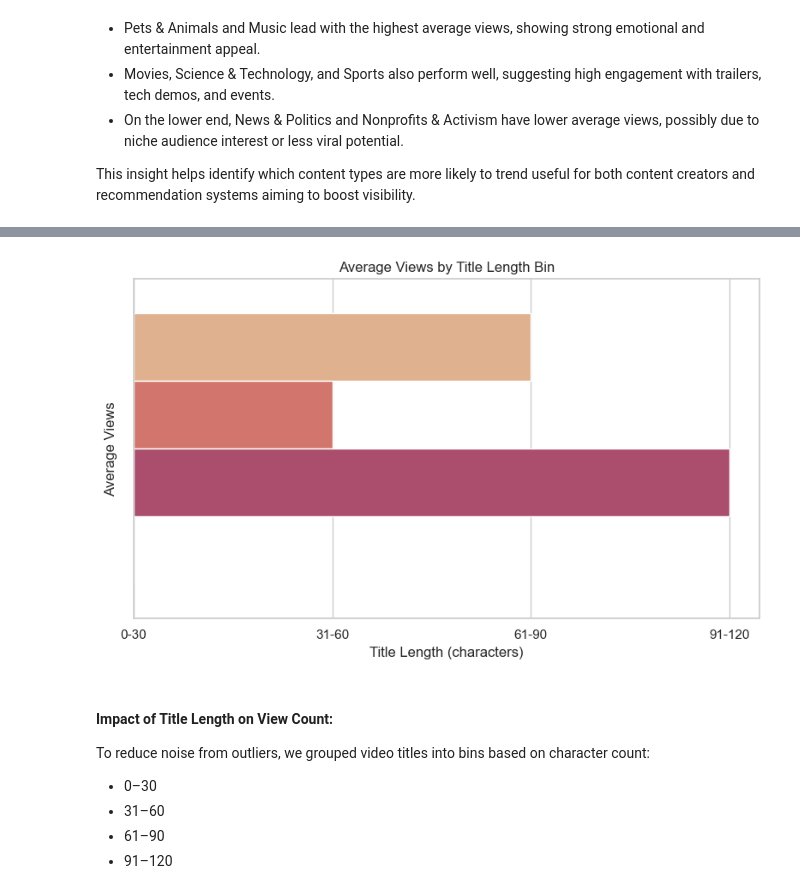
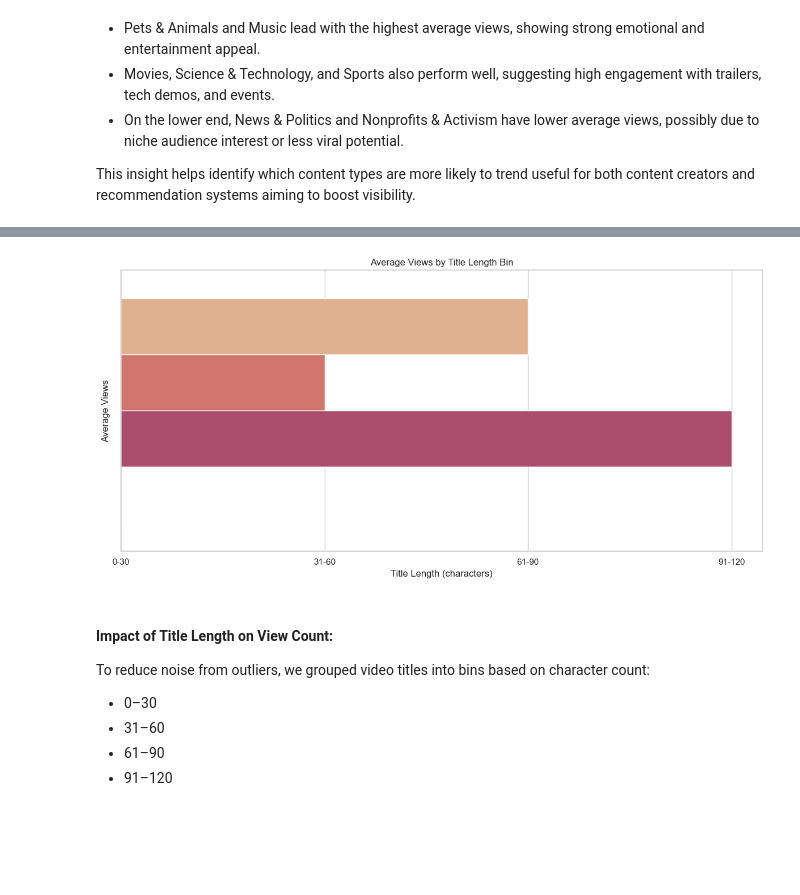
Before and after one commit to INFO-523-SU25/final-project-marimuthu, a Jupyter notebook: code/eda_modelling.ipynb, the cells around one changed output, grey strips where cells are left out. Cells and saved outputs as stored; diff of their text form; code cells hidden in the pictures; blank space fills up the shorter version.

```diff
--- a/code/eda_modelling.ipynb
+++ b/code/eda_modelling.ipynb
@@ -102,7 +107,7 @@ df_fe['title_length'] = df_fe['title'].apply(len)
 df_fe['publishedAt'] = pd.to_datetime(df_fe['publishedAt'], errors='coerce')
 # Convert UTC to IST
 df_fe['publishedAt_IST'] = pd.to_datetime(df_fe['publishedAt'], utc=True).dt.tz_convert('Asia/Kolkata')
-df_fe['upload_hour'] = df_fe['publishedAt'].dt.hour
+df_fe['upload_hour'] = df_fe['publishedAt_IST'].dt.hour
 
 # Like ratio
 df_fe['like_ratio'] = df_fe['likes'] / df_fe['view_count']
@@ -329,31 +338,33 @@ The trend reveals clear time-based engagement patterns:
 
 This insight highlights the importance of timing for content release , especially for creators looking to maximize visibility and engagement in the Indian YouTube ecosystem.
 # %%
-# Fix bin edges — ensure they’re increasing
+# Fix bin edges
 max_len = df_fe['title_length'].max()
 bins = [0, 30, 60, 90, 120, 200]
 if max_len > 200:
     bins.append(max_len + 1)  # safely extend
 
 # Update labels to match number of bins
 labels = ['0-30', '31-60', '61-90', '91-120', '121+']
 
 # Create binned column
 df_fe['title_length_bin'] = pd.cut(df_fe['title_length'], bins=bins, labels=labels, right=False)
 
 # Group and plot
 title_bin_views = df_fe.groupby('title_length_bin',observed = True)['view_count'].mean().reset_index()
 
-plt.figure(figsize=(8, 5))
+plt.figure(figsize=(12, 6))
 sns.barplot(data=title_bin_views, x='title_length_bin', hue='view_count', palette='flare')
 plt.title("Average Views by Title Length Bin")
 plt.xlabel("Title Length (characters)")
 plt.legend().set_visible(False)
 plt.ylabel("Average Views")
 plt.tight_layout()
+
+plt.savefig("../images/title_length_vs_views.png")
 plt.show()
 # %% [output]
-[figure, old version]
+[figure, new version]
 # %% [markdown]
 
 #### Impact of Title Length on View Count:
```
Also changed, not shown: parts of 14 cells of this notebook, 47 other files.
